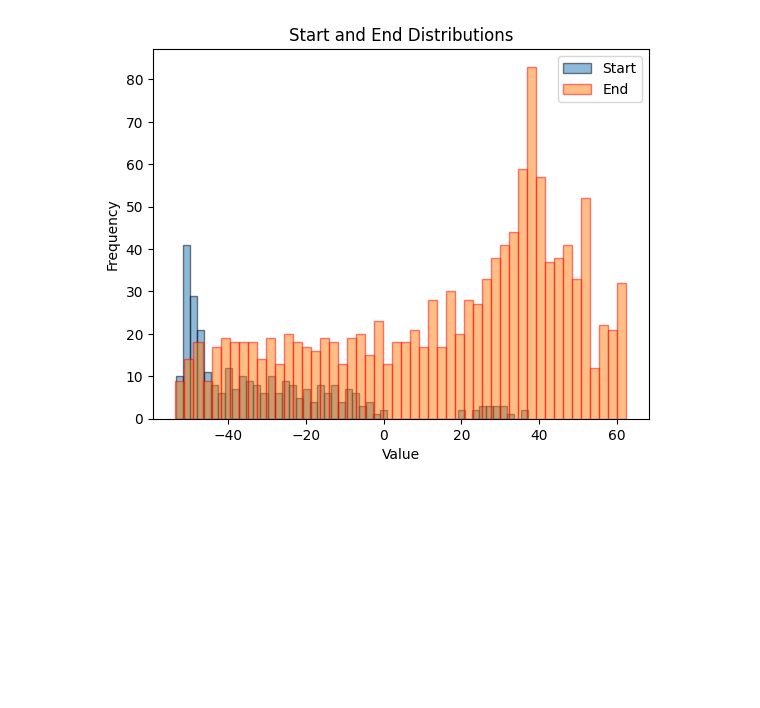
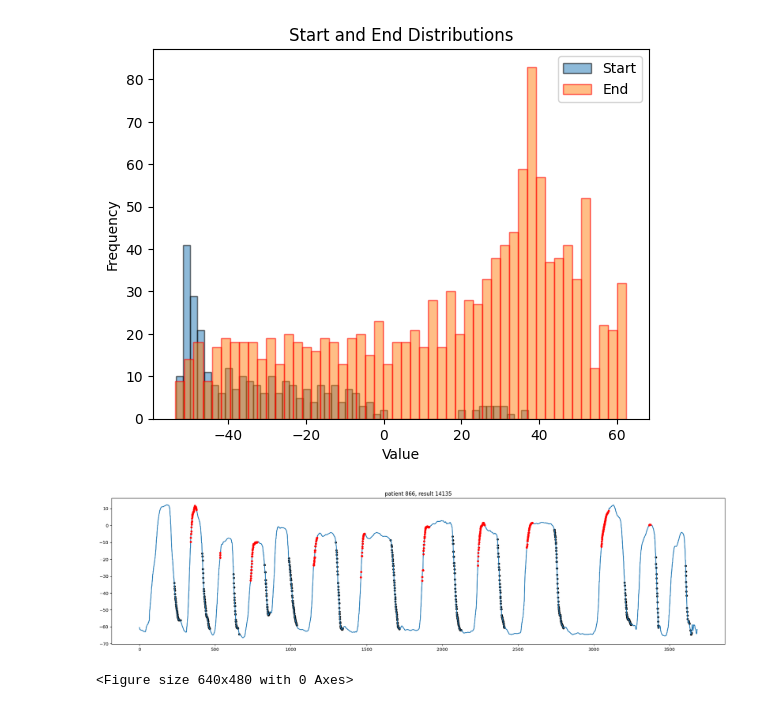
Before and after one commit to sensodevices/imu-gesture-recognition-notebook, a Jupyter notebook: data-collection.ipynb, the cells around one changed output. Saved outputs shown, nothing was run; the diff lists cells and outputs as text; code cells hidden in the pictures; blank space fills up the shorter version.

```diff
--- a/data-collection.ipynb
+++ b/data-collection.ipynb
@@ -44,7 +44,7 @@ class Clickhouse:
         "user": 'backend',
         "password": 'rYWCG5jILwR1iBD',
     }
-    url = 'http://staging-api.sensorehab.com:8123'
+    url = 'https://staging-api.sensorehab.com:8443'
 
     def __init__(self):
         self._httpx_client = httpx.Client()
@@ -431,3 +434,8 @@ plt.legend()
 plt.show()
 # %% [output]
 [figure]
+# %%
+plot_mark_ranges_preds(result_id=14135, key='predict_position_type')
+# %% [output]
+[figure, added]
+<Figure size 640x480 with 0 Axes>
```
Also changed, not shown: parts of 4 cells of this notebook, 1 other file.
